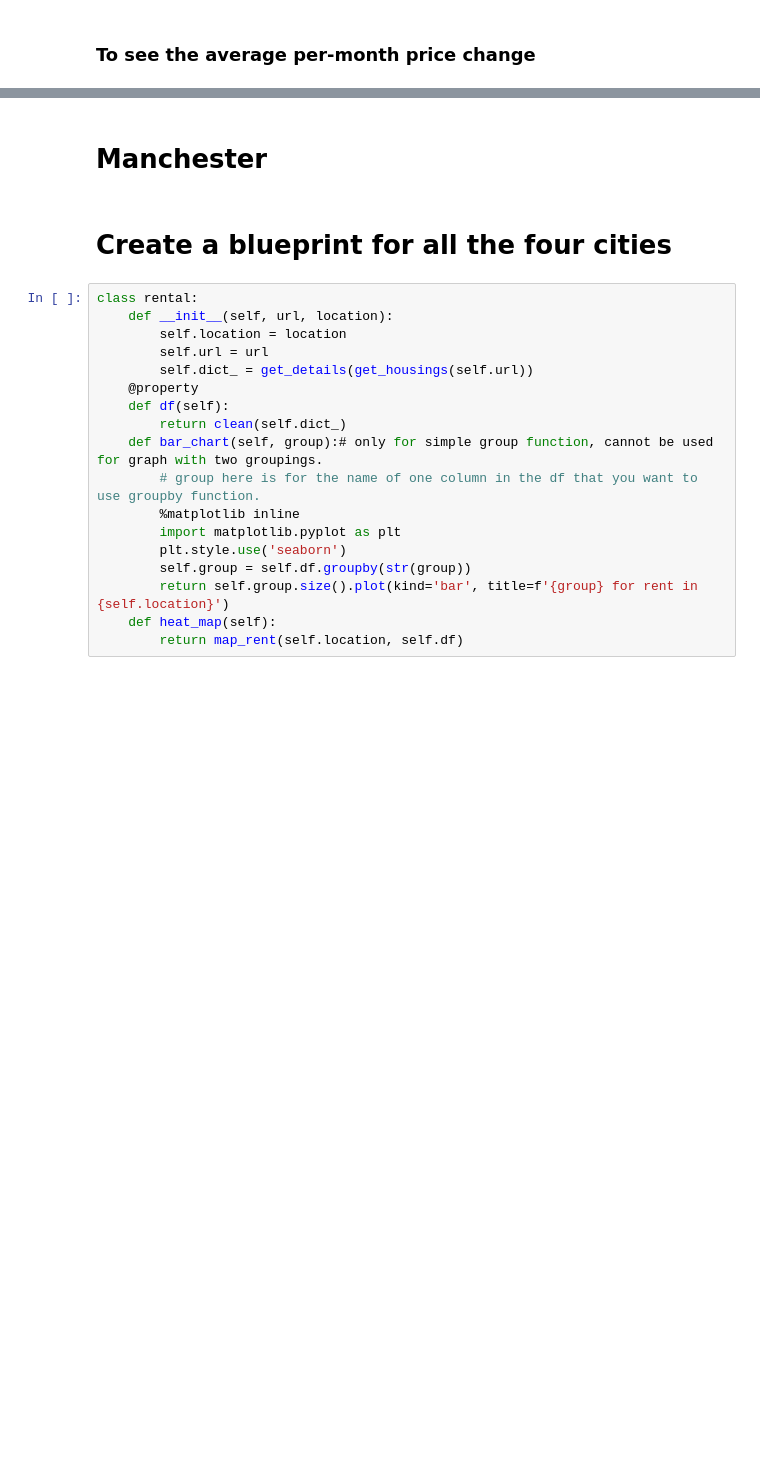
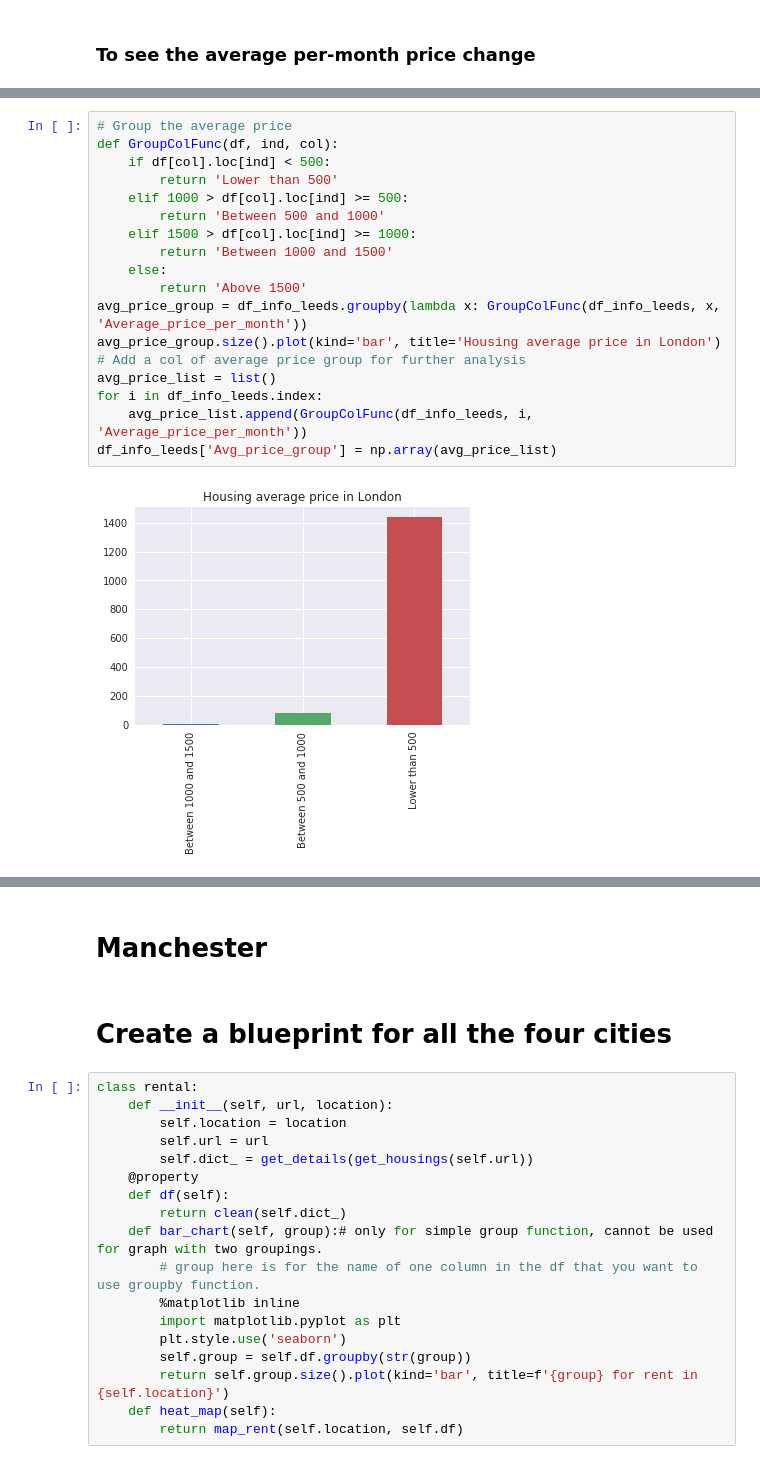
Before and after one commit to lijingxi96/Project, a Jupyter notebook: Group_project.ipynb, the cells around one changed output, grey strips where cells are left out. Cells and saved outputs as stored; diff of their text form; blank space fills up the shorter version.

```diff
--- a/Group_project.ipynb
+++ b/Group_project.ipynb
@@ -1074,0 +1121,20 @@ df_info_leeds['Average_price_per_month'].plot(kind='line', title='Average price
+# %%
+# Group the average price
+def GroupColFunc(df, ind, col):
+    if df[col].loc[ind] < 500:
+        return 'Lower than 500'
+    elif 1000 > df[col].loc[ind] >= 500:
+        return 'Between 500 and 1000'
+    elif 1500 > df[col].loc[ind] >= 1000:
+        return 'Between 1000 and 1500'
+    else:
+        return 'Above 1500'
+avg_price_group = df_info_leeds.groupby(lambda x: GroupColFunc(df_info_leeds, x, 'Average_price_per_month'))
+avg_price_group.size().plot(kind='bar', title='Housing average price in London')
+# Add a col of average price group for further analysis
+avg_price_list = list()
+for i in df_info_leeds.index:
+    avg_price_list.append(GroupColFunc(df_info_leeds, i, 'Average_price_per_month'))
+df_info_leeds['Avg_price_group'] = np.array(avg_price_list)
+# %% [output]
+[figure, added]
```
Also changed, not shown: parts of 26 cells of this notebook.
